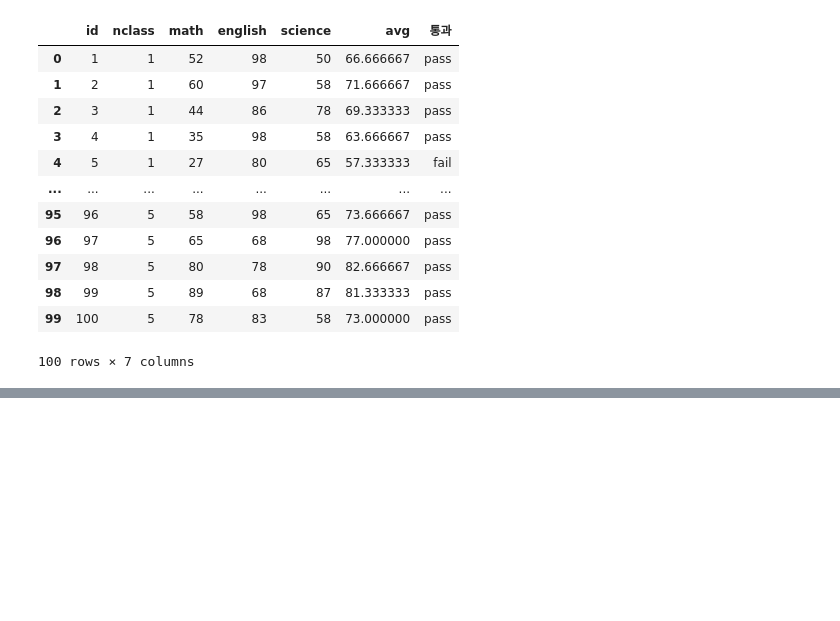
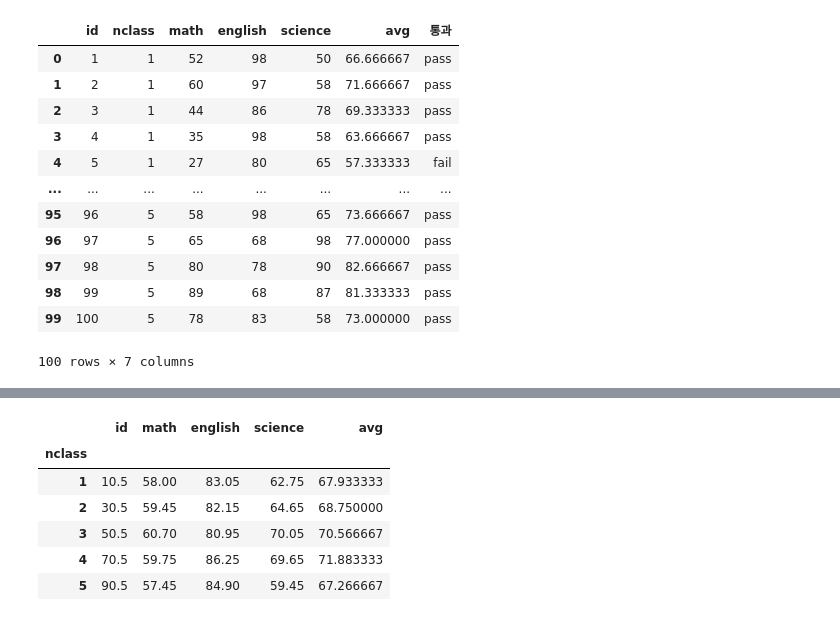
Before and after one commit to Hanjateacherson/SMHRD, a Jupyter notebook: python/03_01pandas_exam.ipynb, the cells around one changed output, grey strips where cells are left out. Cells and saved outputs as stored; diff of their text form; code cells hidden in the pictures; blank space fills up the shorter version.

```diff
--- a/python/03_01pandas_exam.ipynb
+++ b/python/03_01pandas_exam.ipynb
@@ -128,0 +169,10 @@ exam
+# %%
+exam.groupby('nclass').mean(numeric_only=True)
+# %% [output]
+|  | id | math | english | science | avg |
+| nclass |  |  |  |  |  |
+| 1 | 10.5 | 58.00 | 83.05 | 62.75 | 67.933333 |
+| 2 | 30.5 | 59.45 | 82.15 | 64.65 | 68.750000 |
+| 3 | 50.5 | 60.70 | 80.95 | 70.05 | 70.566667 |
+| 4 | 70.5 | 59.75 | 86.25 | 69.65 | 71.883333 |
+| 5 | 90.5 | 57.45 | 84.90 | 59.45 | 67.266667 |
```
Also changed, not shown: parts of 10 cells of this notebook.
